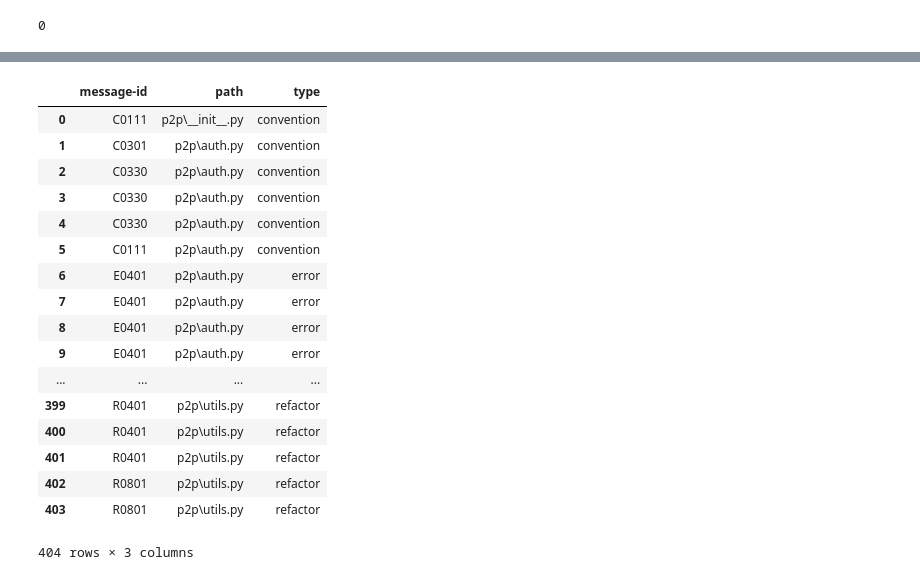
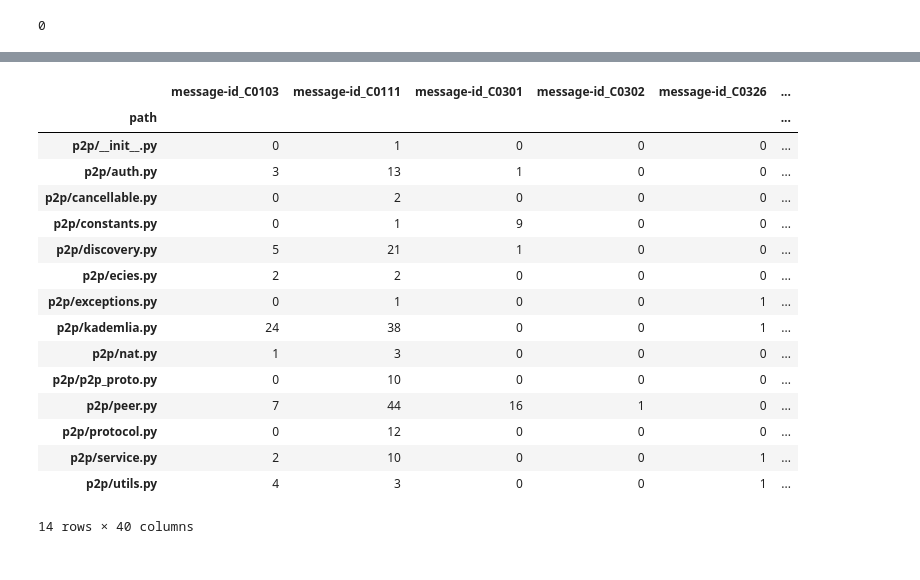
Before and after one commit to mackseb/python_code_analysis, a Jupyter notebook: analysis.ipynb, the cells around one changed output, grey strips where cells are left out. Drawn from its saved outputs; the diff is of its cells as text; code cells hidden in the pictures.

```diff
--- a/analysis.ipynb
+++ b/analysis.ipynb
@@ -110,27 +110,28 @@ df_raw
 422 rows × 7 columns
 # %%
 df_pylint = pd.read_json(pylint_filename, orient="columns")
+df_pylint = df_pylint.drop(columns=['column', 'line', 'message', 'module', 'obj', 'symbol'])
+df_pylint = pd.get_dummies(df_pylint, columns=['message-id', 'type'])
+df_pylint = df_pylint.groupby(['path']).sum()
 df_pylint
-df_pylint.drop(columns=['column', 'line', 'message', 'module', 'obj', 'symbol'])
 # %% [output]
-|  | message-id | path | type |
-| 0 | C0111 | p2p\__init__.py | convention |
-| 1 | C0301 | p2p\auth.py | convention |
-| 2 | C0330 | p2p\auth.py | convention |
-| 3 | C0330 | p2p\auth.py | convention |
-| 4 | C0330 | p2p\auth.py | convention |
-| 5 | C0111 | p2p\auth.py | convention |
-| 6 | E0401 | p2p\auth.py | error |
-| 7 | E0401 | p2p\auth.py | error |
-| 8 | E0401 | p2p\auth.py | error |
-| 9 | E0401 | p2p\auth.py | error |
-| ... | ... | ... | ... |
-| 399 | R0401 | p2p\utils.py | refactor |
-| 400 | R0401 | p2p\utils.py | refactor |
-| 401 | R0401 | p2p\utils.py | refactor |
-| 402 | R0801 | p2p\utils.py | refactor |
-| 403 | R0801 | p2p\utils.py | refactor |
+|  | message-id_C0103 | message-id_C0111 | message-id_C0301 | message-id_C0302 | message-id_C0326 | ... |
+| path |  |  |  |  |  | ... |
+| p2p/__init__.py | 0 | 1 | 0 | 0 | 0 | ... |
+| p2p/auth.py | 3 | 13 | 1 | 0 | 0 | ... |
+| p2p/cancellable.py | 0 | 2 | 0 | 0 | 0 | ... |
+| p2p/constants.py | 0 | 1 | 9 | 0 | 0 | ... |
+| p2p/discovery.py | 5 | 21 | 1 | 0 | 0 | ... |
+| p2p/ecies.py | 2 | 2 | 0 | 0 | 0 | ... |
+| p2p/exceptions.py | 0 | 1 | 0 | 0 | 1 | ... |
+| p2p/kademlia.py | 24 | 38 | 0 | 0 | 1 | ... |
+| p2p/nat.py | 1 | 3 | 0 | 0 | 0 | ... |
+| p2p/p2p_proto.py | 0 | 10 | 0 | 0 | 0 | ... |
+| p2p/peer.py | 7 | 44 | 16 | 1 | 0 | ... |
+| p2p/protocol.py | 0 | 12 | 0 | 0 | 0 | ... |
+| p2p/service.py | 2 | 10 | 0 | 0 | 1 | ... |
+| p2p/utils.py | 4 | 3 | 0 | 0 | 1 | ... |
-404 rows × 3 columns
+14 rows × 40 columns
 # %%
 # Combine dataframes
 pd.concat([df_cc, df_mi, df_raw], axis=1, sort=True)
```
Also changed, not shown: parts of 5 cells of this notebook, 2 other files.
